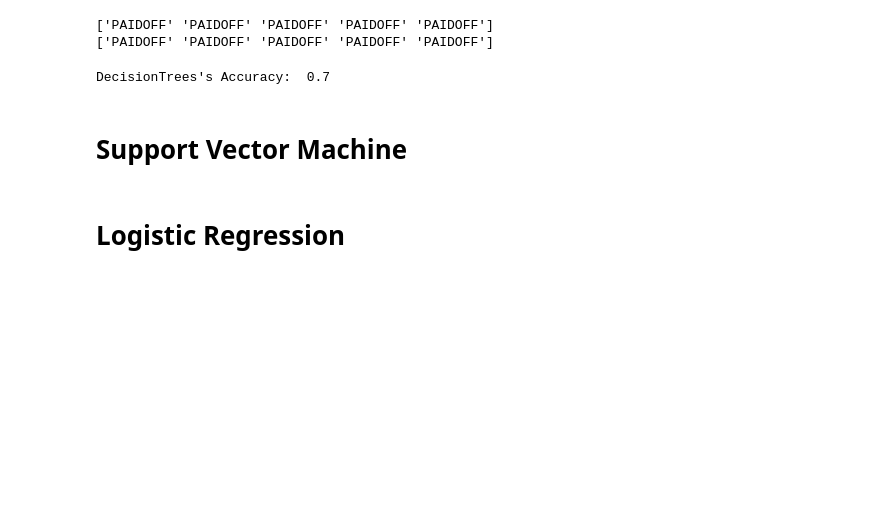
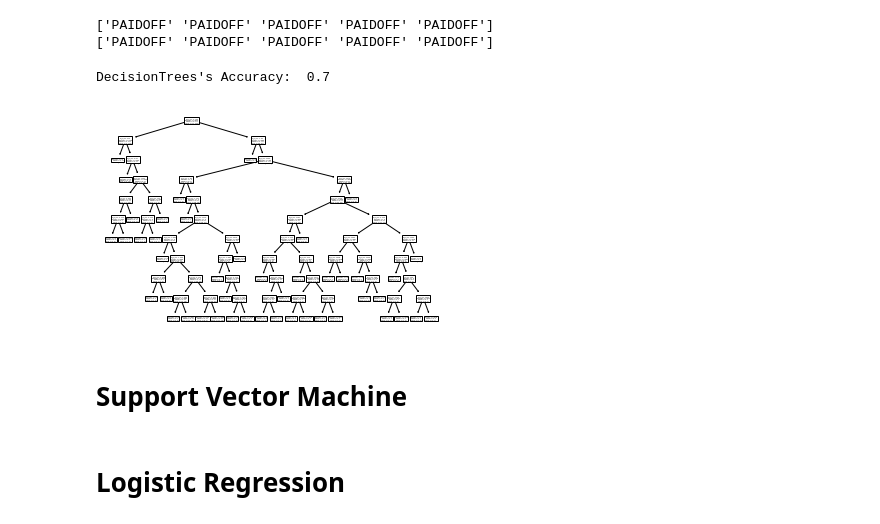
Before and after one commit to b101110044/IBM_ML_Capstone, a Jupyter notebook: ML0101EN-Proj-Loan-py-v1.ipynb, the cells around one changed output. Saved outputs shown, nothing was run; the diff lists cells and outputs as text; code cells hidden in the pictures; blank space fills up the shorter version.

```diff
--- a/ML0101EN-Proj-Loan-py-v1.ipynb
+++ b/ML0101EN-Proj-Loan-py-v1.ipynb
@@ -322,8 +335,9 @@ Test set Accuracy:  0.7142857142857143
 # Decision Tree
 # %%
 from sklearn.tree import DecisionTreeClassifier
-drugTree = DecisionTreeClassifier(criterion="entropy", max_depth = 10)
-drugTree.fit(X_train,y_train)
+import sklearn.tree as tree
+Tree = DecisionTreeClassifier(criterion="entropy", max_depth = 10)
+Tree.fit(X_train,y_train)
 # %% [output]
 DecisionTreeClassifier(criterion='entropy', max_depth=10)
 # %%
@@ -339,6 +353,11 @@ from sklearn import metrics
 print("DecisionTrees's Accuracy: ", metrics.accuracy_score(y_test, predTree))
 # %% [output]
 DecisionTrees's Accuracy:  0.7
+# %%
+tree.plot_tree(Tree)
+plt.show()
+# %% [output]
+[figure, added]
 # %% [markdown]
 # Support Vector Machine
 # %% [markdown]
```
Also changed, not shown: parts of 3 cells of this notebook.
